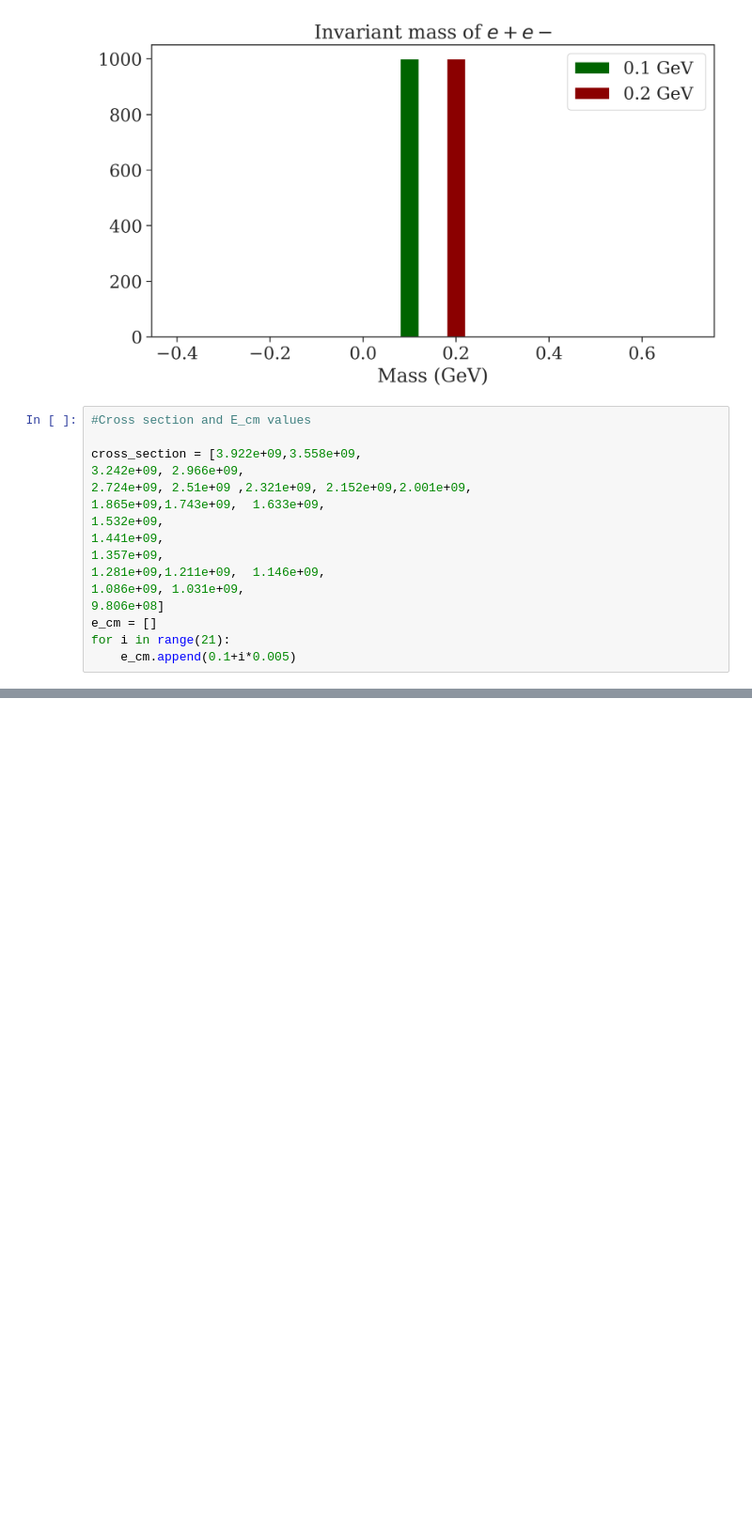
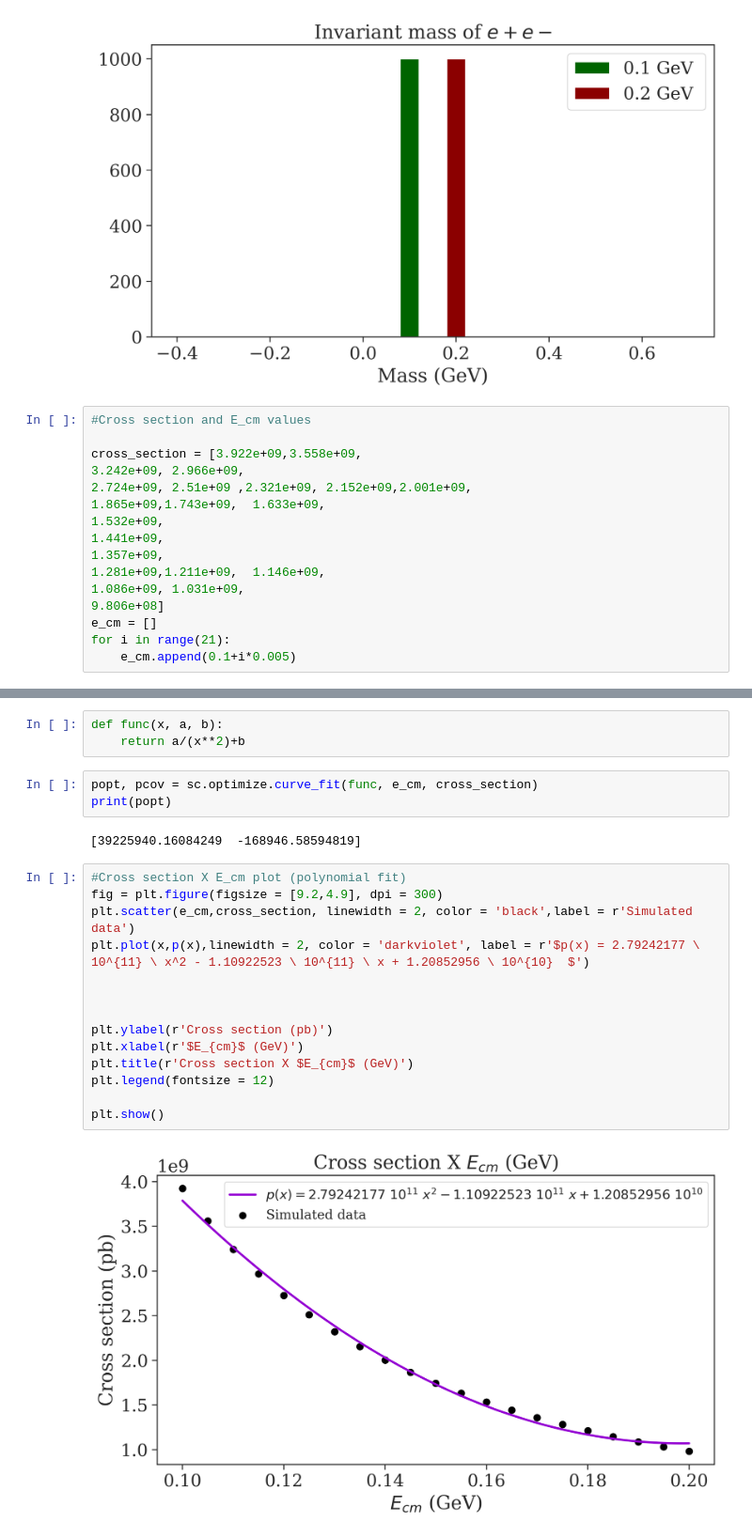
Before and after one commit to viniciusrocca/simulationsSM, a Jupyter notebook: e+e-2e+e-/e+e-2e+e-.ipynb, the cells around one changed output, grey strips where cells are left out. Shown at 94% size. Saved outputs shown, nothing was run; the diff lists cells and outputs as text; blank space fills up the shorter version.

```diff
--- a/e+e-2e+e-/e+e-2e+e-.ipynb
+++ b/e+e-2e+e-/e+e-2e+e-.ipynb
@@ -87 +95,25 @@ for i in range(21):
+# %%
+def func(x, a, b):
+    return a/(x**2)+b
+# %%
+popt, pcov = sc.optimize.curve_fit(func, e_cm, cross_section)
+print(popt)
+# %% [output]
+[39225940.16084249  -168946.58594819]
+# %%
+#Cross section X E_cm plot (polynomial fit)
+fig = plt.figure(figsize = [9.2,4.9], dpi = 300)
+plt.scatter(e_cm,cross_section, linewidth = 2, color = 'black',label = r'Simulated data')
+plt.plot(x,p(x),linewidth = 2, color = 'darkviolet', label = r'$p(x) = 2.79242177 \ 10^{11} \ x^2 - 1.10922523 \ 10^{11} \ x + 1.20852956 \ 10^{10}  $')
+
+
+
+plt.ylabel(r'Cross section (pb)')
+plt.xlabel(r'$E_{cm}$ (GeV)')
+plt.title(r'Cross section X $E_{cm}$ (GeV)')
+plt.legend(fontsize = 12)
+
+plt.show()
+# %% [output]
+[figure, added]
 # %%
```
Also changed, not shown: parts of 4 cells of this notebook.
